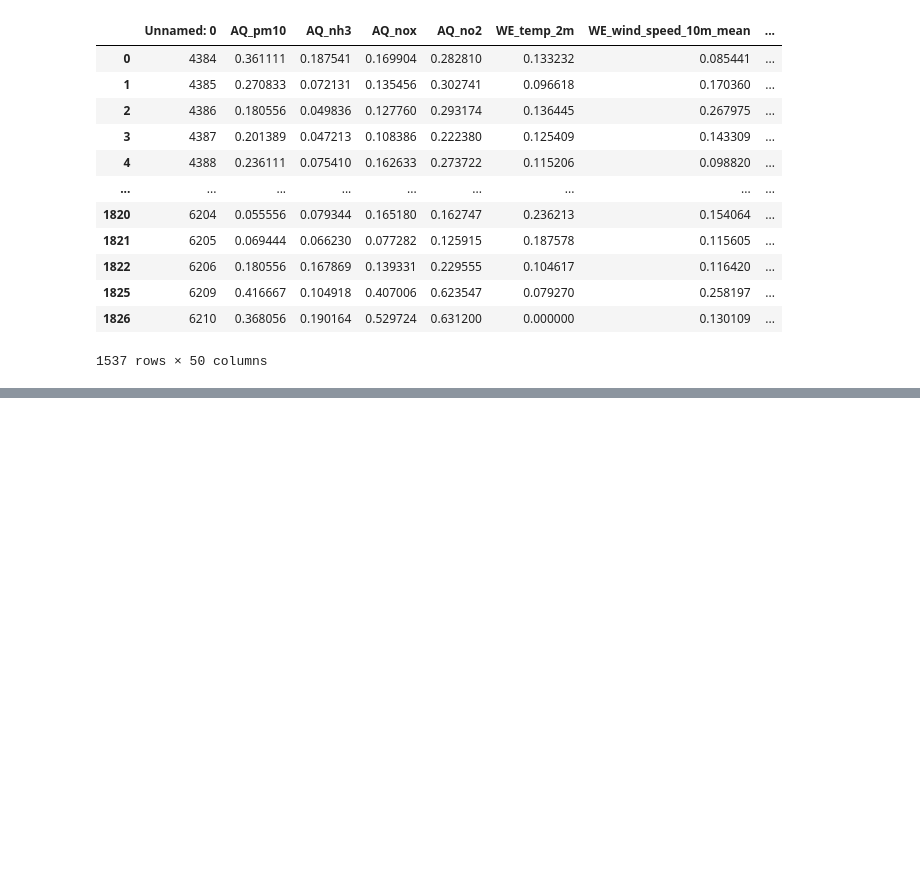
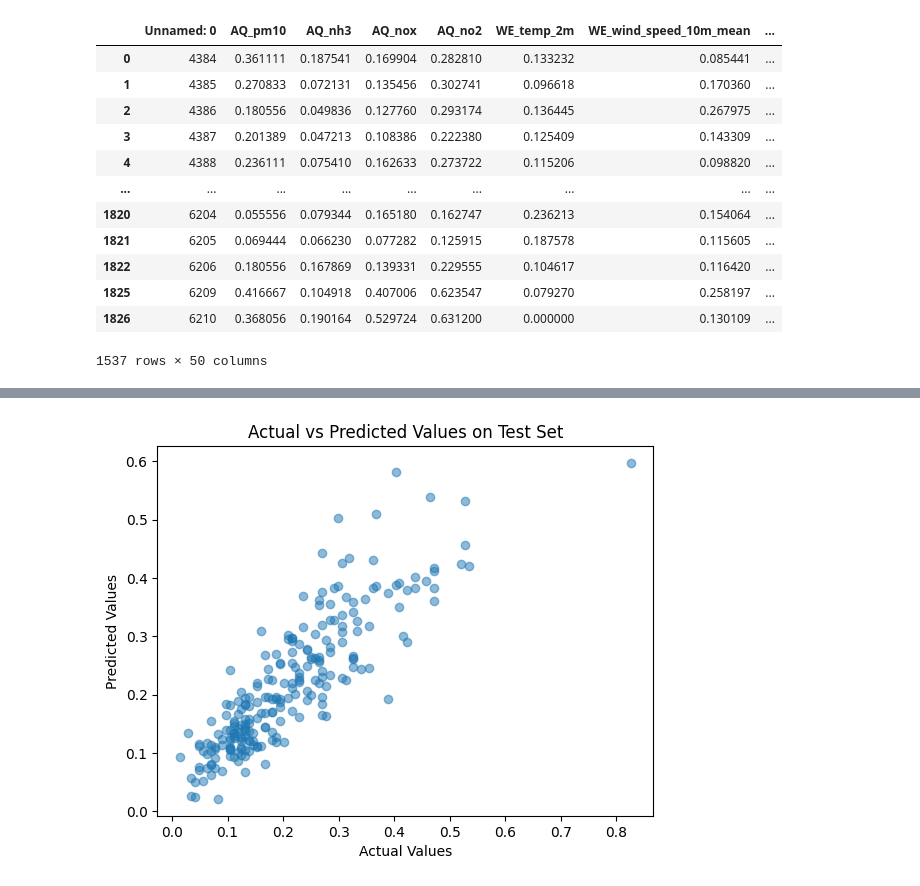
Before and after one commit to VinciGit00/MasterThesis, a Jupyter notebook: Python/Polynomial regression.ipynb, the cells around one changed output, grey strips where cells are left out. Drawn from its saved outputs; the diff is of its cells as text; code cells hidden in the pictures; blank space fills up the shorter version.

```diff
--- a/Python/Polynomial regression.ipynb
+++ b/Python/Polynomial regression.ipynb
@@ -130,3 +130,14 @@ RMSE: 0.08, R2: 0.65, MAE: 0.06
 
 Test set:
 RMSE: 0.06, R2: 0.74, MAE: 0.05
+# %%
+import matplotlib.pyplot as plt
+
+# Scatter plot for actual vs predicted values on the test set
+plt.scatter(y_test, y_test_pred, alpha=0.5)
+plt.title('Actual vs Predicted Values on Test Set')
+plt.xlabel('Actual Values')
+plt.ylabel('Predicted Values')
+plt.show()
+# %% [output]
+[figure, added]
```
Also changed, not shown: parts of 4 cells of this notebook, 11 other files.
